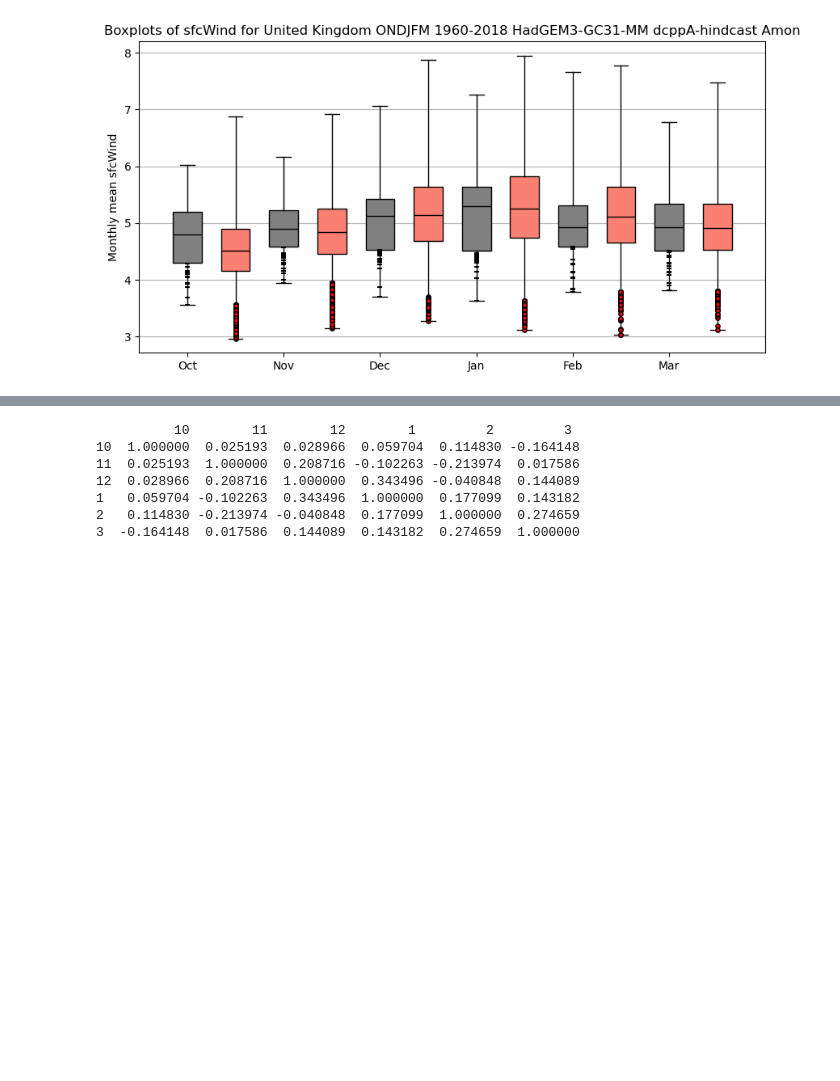
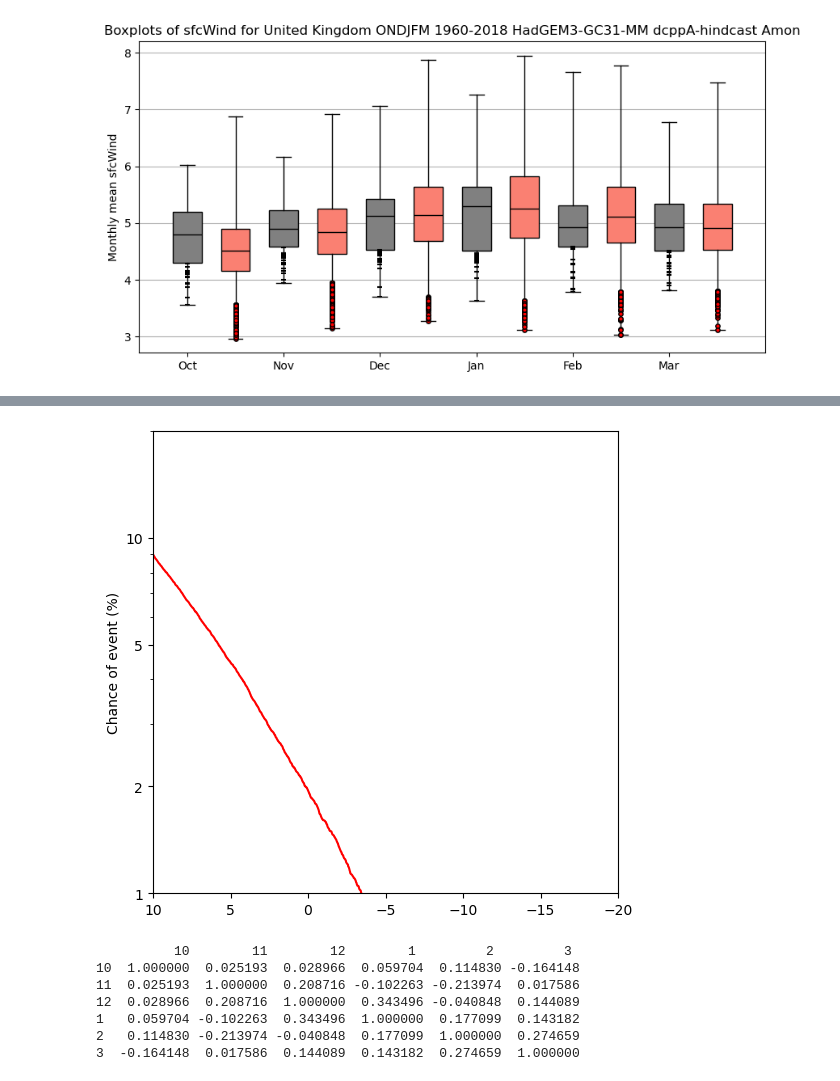
Before and after one commit to benhutchmet/unseen_multi_year, a Jupyter notebook: process_UNSEEN_nb.ipynb, the cells around one changed output, grey strips where cells are left out. Saved outputs shown, nothing was run; the diff lists cells and outputs as text; code cells hidden in the pictures; blank space fills up the shorter version.

Commit message:
return period of % extremes

```diff
--- a/process_UNSEEN_nb.ipynb
+++ b/process_UNSEEN_nb.ipynb
@@ -879,3 +879,93 @@ plt.title(f"Boxplots of {variable} for {country} {season} {first_year}-{last_yea
 # %% [output]
 Text(0.5, 1.0, 'Boxplots of sfcWind for United Kingdom ONDJFM 1960-2018 HadGEM3-GC31-MM dcppA-hindcast Amon')
 [figure]
+# %%
+import matplotlib
+
+# Return periods relative to individual events
+fig, ax = plt.subplots(figsize=(6, 6))
+
+# Set up the probabilities
+probs = 1 / np.arange(1.1, 1000, 0.1) * 100
+
+# assuming ONDJFM
+# set up the lead years
+lead_years = np.arange(1, 11)
+
+# set up the months
+months = [10, 11, 12, 1, 2, 3]
+
+# wiunter values
+winter_values = []
+winter_probs = []
+
+# create a new dataframe
+model_df_perc_change = pd.DataFrame()
+
+# loop over the months
+for m, month in enumerate(months):
+
+    # Select this month from the observations
+    obs_month = obs_df[obs_df["time"].dt.month == month]
+
+    # Find the minimum observed value for this month
+    obs_month_min = np.min(obs_month[obs_val_name])
+
+    leads_this_month = []
+
+    # llop over the lead years
+    for ly in lead_years:
+        leads_this_month.append((ly * 12) + m)
+
+    # subset to the leads
+    model_month = model_df_ondjfm[model_df_ondjfm["lead"].isin(leads_this_month)]
+
+    # Quantify a new column as f"{model_val_name}_perc_change"
+    model_month[f"{model_val_name}_perc_change"] = (model_month[model_val_name] - obs_month_min) / obs_month_min * 100
+
+    # concat to the model df perc change
+    model_df_perc_change = pd.concat([model_df_perc_change, model_month])
+
+
+# print the head of the model df perc change
+print(model_df_perc_change.head())
+
+# print the tail of the model df perc change
+print(model_df_perc_change.tail())
+
+# print the min and the max of the model df perc change model val name_perc_change columns
+print(model_df_perc_change[f"{model_val_name}_perc_change"].min())
+print(model_df_perc_change[f"{model_val_name}_perc_change"].max())
+
+# quantify the return levels
+model_df_rl = funcs.empirical_return_level(
+    model_df_perc_change[f"{model_val_name}_perc_change"].values
+)
+
+# plot the return levels
+_ = plt.plot(
+    model_df_rl["sorted"],
+    model_df_rl["probability"],
+    color="red",
+)
+
+# # # aesthetics
+# ax.set_ylim(0, 10)  # Adjust as needed
+
+# set the xpoints
+x_points = np.array([10, 5, 2, 1])
+
+# set the xlim
+ax.set_xlim(10, -20)
+
+ax.set_yscale("log")
+# set the yticks
+ax.set_yticks(x_points)
+
+# set ylim
+ax.set_ylim(1, 20)
+
+ax.get_yaxis().set_major_formatter(matplotlib.ticker.ScalarFormatter())
+ax.set_ylabel("Chance of event (%)")
+# ax.set_xlabel(f"Lower than {obs_time_lowest} ({units})")
+# %% [output]
@@ -882,3 +1004,4 @@ Text(0.5, 1.0, 'Boxplots of sfcWind for United Kingdom ONDJFM 1960-2018 HadGEM3-
+[figure, added]
 # %%
 # test the function for quantifying autocorrelation
 funcs.calc_autocorr_obs(
```
Also changed, not shown: parts of 1 cell of this notebook.
